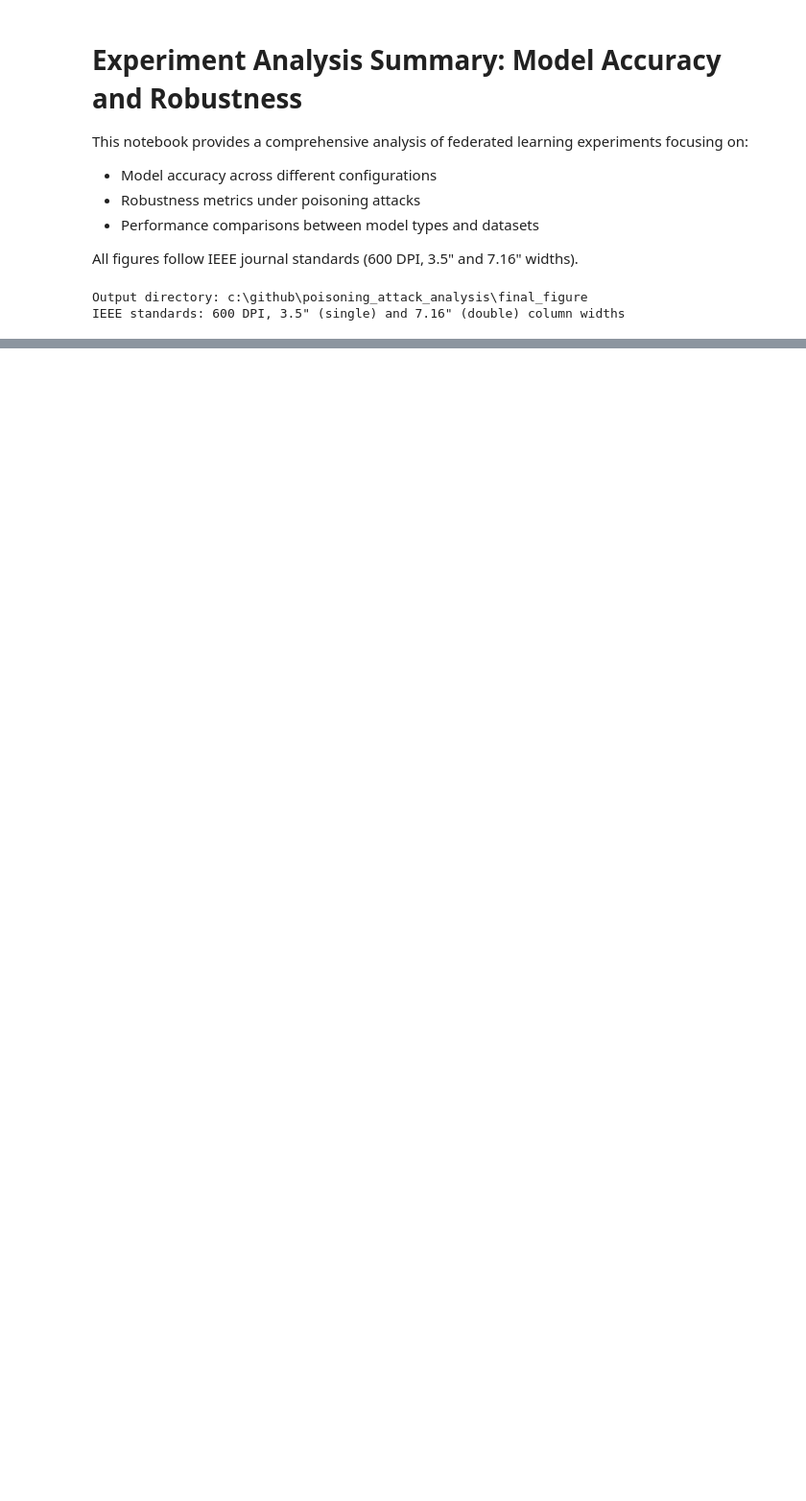
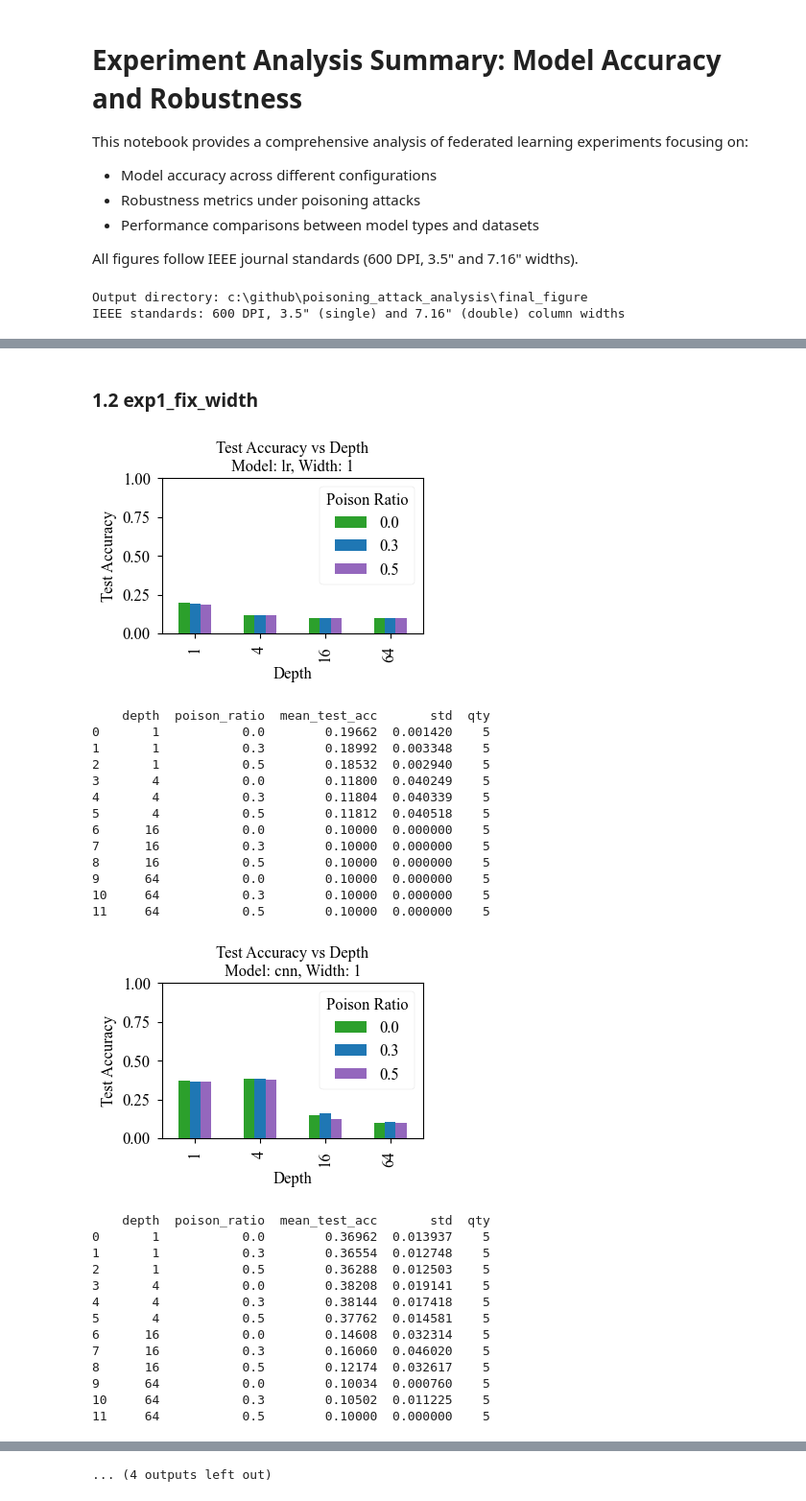
Before and after one commit to VitavatV/poisoning_attack_analysis, a Jupyter notebook: experiment_analysis_summary.ipynb, the cells around one changed output, grey strips where cells are left out. Shown at 96% size. Cells and saved outputs as stored; diff of their text form; code cells hidden in the pictures; blank space fills up the shorter version.

```diff
--- a/experiment_analysis_summary.ipynb
+++ b/experiment_analysis_summary.ipynb
@@ -569,0 +228,67 @@ All figures are saved in IEEE journal-compliant format (600 DPI, appropriate col
+# %% [markdown]
+### 1.2 exp1_fix_width
+# %%
+# Filter exp1 data (varying depth experiments)
+
+for width_factor in [1, 4, 16, 64]:
+    for model_type in ['lr', 'cnn']:
+        exp1_data = df[df['phase'] == 'exp1_vary_width'].copy()
+        exp1_data = exp1_data[exp1_data['dataset'] == 'cifar10']
+
+        exp1_data = exp1_data[exp1_data['model_type'] == model_type]
+        exp1_data = exp1_data[exp1_data['width_factor'] == width_factor]
+
+        # mean
+        mean_test_acc = exp1_data.groupby(['depth', 'poison_ratio'])['mean_test_acc'].mean().reset_index()
+        mean_test_acc_pivot = mean_test_acc.pivot(index='depth', columns='poison_ratio', values='mean_test_acc')
+        # std
+        std_test_acc = exp1_data.groupby(['depth', 'poison_ratio'])['mean_test_acc'].std().reset_index()
+        std_test_acc.columns = ['depth', 'poison_ratio', 'std']
+        mean_std_test_acc = mean_test_acc.merge(std_test_acc, on=['depth', 'poison_ratio'])
+        # qty
+        count_test_acc = exp1_data.groupby(['depth', 'poison_ratio'])['mean_test_acc'].count().reset_index()
+        count_test_acc.columns = ['depth', 'poison_ratio', 'qty']
+        mean_std_qty_test_acc = mean_std_test_acc.merge(count_test_acc, on=['depth', 'poison_ratio'])
+
+        # plot mean_test_acc avg vs fix depth 1,4,16,64, color by poison_ratio, save figure Double Column IEEE Format
+        colors = ['tab:green', 'tab:blue', 'tab:purple', 'tab:orange', 'tab:red']
+        mean_test_acc_pivot.plot(kind='bar', figsize=(8, 6), color=colors)
+        plt.ylim(0, 1)
+        plt.title(f'Test Accuracy vs Depth\nModel: {model_type}, Width: {width_factor}')
+        plt.xlabel('Depth')
+        plt.ylabel('Test Accuracy')
+        plt.legend(title='Poison Ratio')
+        save_ieee_figure(plt.gcf(), 'exp1_vary_detph_test_acc_model_{}_width_{}'.format(model_type, width_factor), width=IEEE_SINGLE_COLUMN)
+        plt.show()
+
+        # table mean_test_acc avg vs fix depth 1,4,16,64, color by poison_ratio and qty
+        print(mean_std_qty_test_acc)
+# %% [output]
+[figure, added]
+    depth  poison_ratio  mean_test_acc       std  qty
+0       1           0.0        0.19662  0.001420    5
+1       1           0.3        0.18992  0.003348    5
+2       1           0.5        0.18532  0.002940    5
+3       4           0.0        0.11800  0.040249    5
+4       4           0.3        0.11804  0.040339    5
+5       4           0.5        0.11812  0.040518    5
+6      16           0.0        0.10000  0.000000    5
+7      16           0.3        0.10000  0.000000    5
+8      16           0.5        0.10000  0.000000    5
+9      64           0.0        0.10000  0.000000    5
+10     64           0.3        0.10000  0.000000    5
+11     64           0.5        0.10000  0.000000    5
+[figure, added]
+    depth  poison_ratio  mean_test_acc       std  qty
+0       1           0.0        0.36962  0.013937    5
+1       1           0.3        0.36554  0.012748    5
+2       1           0.5        0.36288  0.012503    5
+3       4           0.0        0.38208  0.019141    5
+4       4           0.3        0.38144  0.017418    5
+5       4           0.5        0.37762  0.014581    5
+6      16           0.0        0.14608  0.032314    5
+7      16           0.3        0.16060  0.046020    5
+8      16           0.5        0.12174  0.032617    5
+9      64           0.0        0.10034  0.000760    5
+10     64           0.3        0.10502  0.011225    5
+11     64           0.5        0.10000  0.000000    5
@@ -569,0 +351 @@ All figures are saved in IEEE journal-compliant format (600 DPI, appropriate col
+... (4 outputs left out)
```
Also changed, not shown: parts of 39 cells of this notebook, 1 other file.
